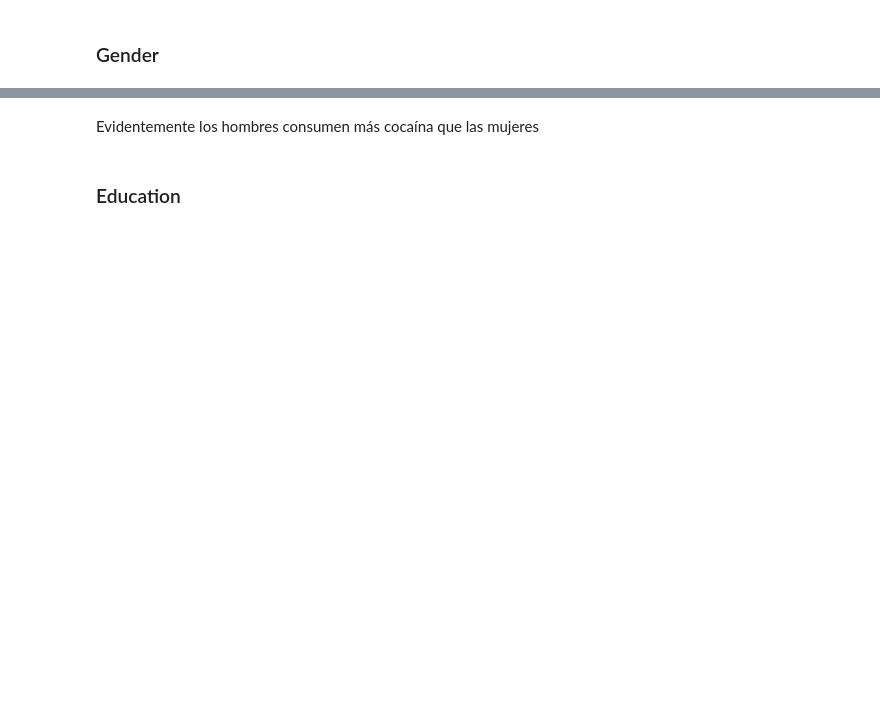
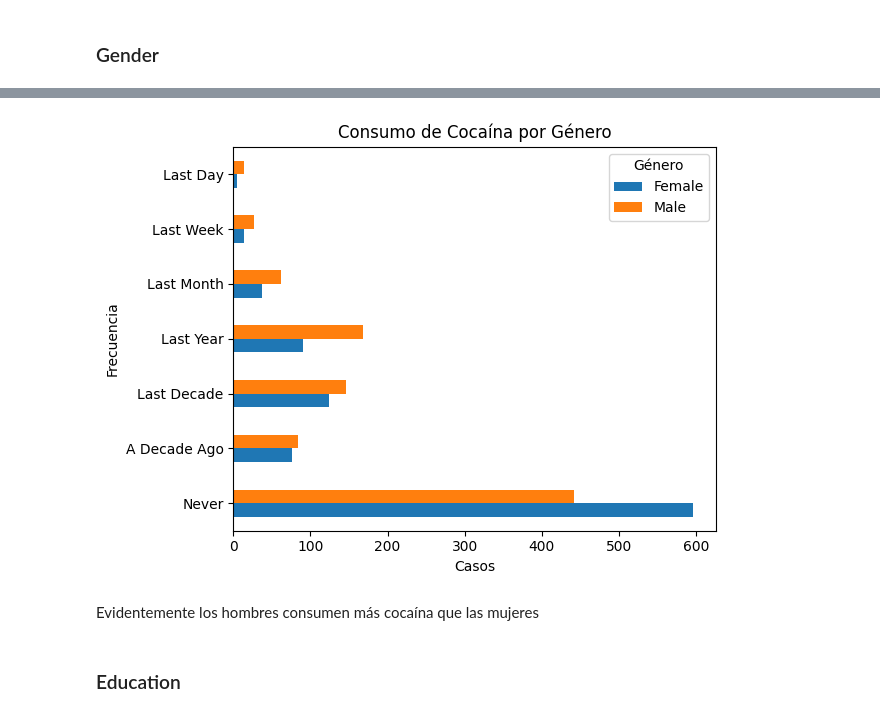
Before and after one commit to federicoFrancesconi/UCSE-2024-ML-TP1, a Jupyter notebook: tp1_EDA.ipynb, the cells around one changed output, grey strips where cells are left out. Saved outputs shown, nothing was run; the diff lists cells and outputs as text; code cells hidden in the pictures; blank space fills up the shorter version.

```diff
--- a/tp1_EDA.ipynb
+++ b/tp1_EDA.ipynb
@@ -260,0 +333,5 @@ df_gender_coke_mapped
+# %%
+# Agrupamos el dataframe por consumo y género
+consumo_x_genero = data.groupby(['coke', 'gender']).size().unstack()
+
+print(consumo_x_genero)
@@ -261,16 +348,20 @@ df_gender_coke_mapped
 # %%
-# Agrupamos por tipo de consumo y género para contar la cantidad de ocurrencias
-counts = df_gender_coke_mapped.groupby(['coke', 'gender']).size().unstack()
+# Definimos el orden correcto de la variable coke
+consumo_x_genero = consumo_x_genero.loc[coke_order]
 
 # Generamos un grafico de barras adyacentes
-counts.plot(kind='bar', stacked=False)
+consumo_x_genero.plot(kind='barh', stacked=False)
 
-plt.xlabel('Consumo')
-plt.ylabel('Casos')
+plt.xlabel('Casos')
+plt.ylabel('Frecuencia')
 plt.title('Consumo de Cocaína por Género')
 plt.xticks(rotation=0)
 plt.legend(title='Género')
+
+plt.tight_layout()
 plt.show()
+# %% [output]
+[figure, added]
 # %% [markdown]
 Evidentemente los hombres consumen más cocaína que las mujeres
 # %% [markdown]
```
Also changed, not shown: parts of 59 cells of this notebook.
